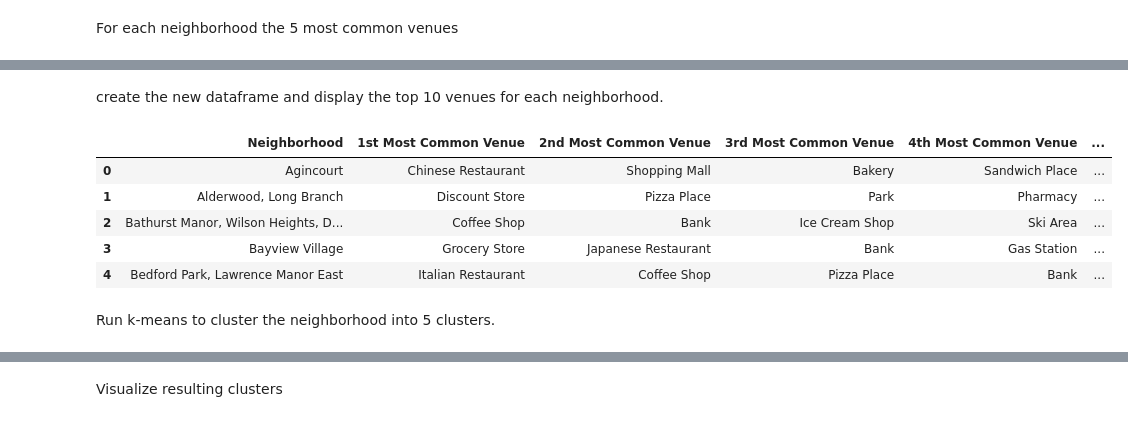
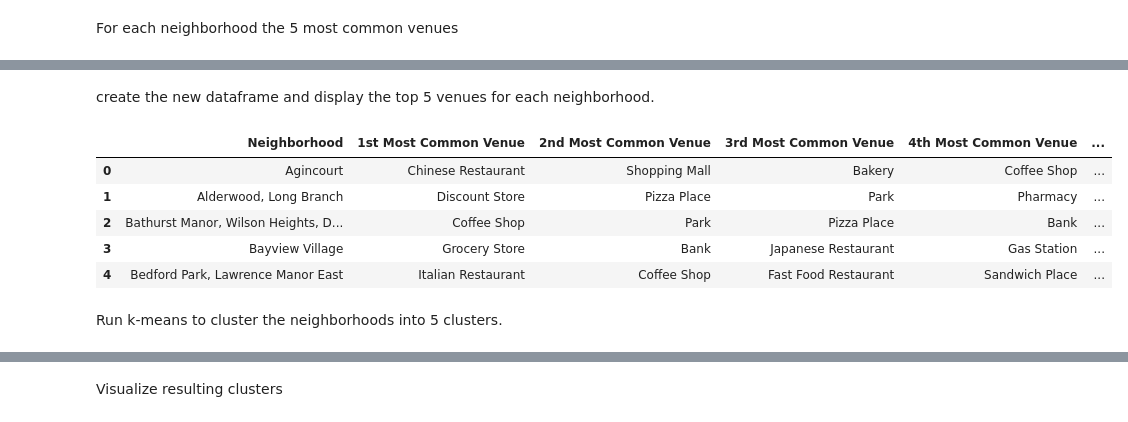
Before and after one commit to wanga-dev/Coursera_Capstone, a Jupyter notebook: Segmenting & Clustering Toronto Neighborhoods.ipynb, the cells around one changed output, grey strips where cells are left out. Cells and saved outputs as stored; diff of their text form; code cells hidden in the pictures.

```diff
--- a/Segmenting & Clustering Toronto Neighborhoods.ipynb
+++ b/Segmenting & Clustering Toronto Neighborhoods.ipynb
@@ -614,37 +622,37 @@ def return_most_common_venues(row, num_top_venues):
 
     return row_categories_sorted.index.values[0:num_top_venues]
 # %% [markdown]
-create the new dataframe and display the top 10 venues for each neighborhood.
+create the new dataframe and display the top 5 venues for each neighborhood.
 # %%
-num_top_venues = 10
+num_top_venues = 5
 
 indicators = ['st', 'nd', 'rd']
 
 # create columns according to number of top venues
 columns = ['Neighborhood']
 for ind in np.arange(num_top_venues):
     try:
         columns.append('{}{} Most Common Venue'.format(ind+1, indicators[ind]))
     except:
         columns.append('{}th Most Common Venue'.format(ind+1))
 
 # create a new dataframe
 neighborhoods_venues_sorted = pd.DataFrame(columns=columns)
 neighborhoods_venues_sorted['Neighborhood'] = toronto_grouped['Neighborhood']
 
 for ind in np.arange(toronto_grouped.shape[0]):
     neighborhoods_venues_sorted.iloc[ind, 1:] = return_most_common_venues(toronto_grouped.iloc[ind, :], num_top_venues)
 
 neighborhoods_venues_sorted.head()
 # %% [output]
 |  | Neighborhood | 1st Most Common Venue | 2nd Most Common Venue | 3rd Most Common Venue | 4th Most Common Venue | ... |
-| 0 | Agincourt | Chinese Restaurant | Shopping Mall | Bakery | Sandwich Place | ... |
+| 0 | Agincourt | Chinese Restaurant | Shopping Mall | Bakery | Coffee Shop | ... |
 | 1 | Alderwood, Long Branch | Discount Store | Pizza Place | Park | Pharmacy | ... |
-| 2 | Bathurst Manor, Wilson Heights, D... | Coffee Shop | Bank | Ice Cream Shop | Ski Area | ... |
-| 3 | Bayview Village | Grocery Store | Japanese Restaurant | Bank | Gas Station | ... |
-| 4 | Bedford Park, Lawrence Manor East | Italian Restaurant | Coffee Shop | Pizza Place | Bank | ... |
+| 2 | Bathurst Manor, Wilson Heights, D... | Coffee Shop | Park | Pizza Place | Bank | ... |
+| 3 | Bayview Village | Grocery Store | Bank | Japanese Restaurant | Gas Station | ... |
+| 4 | Bedford Park, Lawrence Manor East | Italian Restaurant | Coffee Shop | Fast Food Restaurant | Sandwich Place | ... |
 # %% [markdown]
-Run k-means to cluster the neighborhood into 5 clusters.
+Run k-means to cluster the neighborhoods into 5 clusters.
 # %%
 # set number of clusters
 kclusters = 5
```
Also changed, not shown: parts of 27 cells of this notebook.
